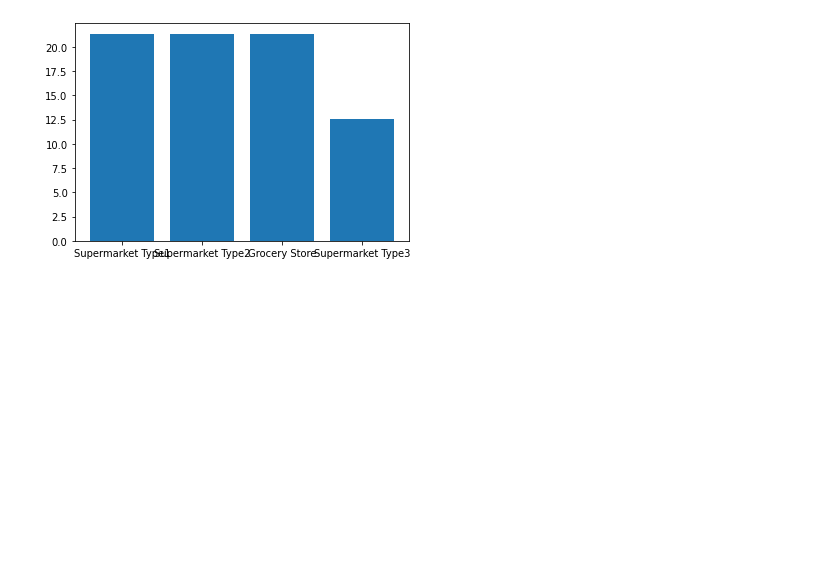
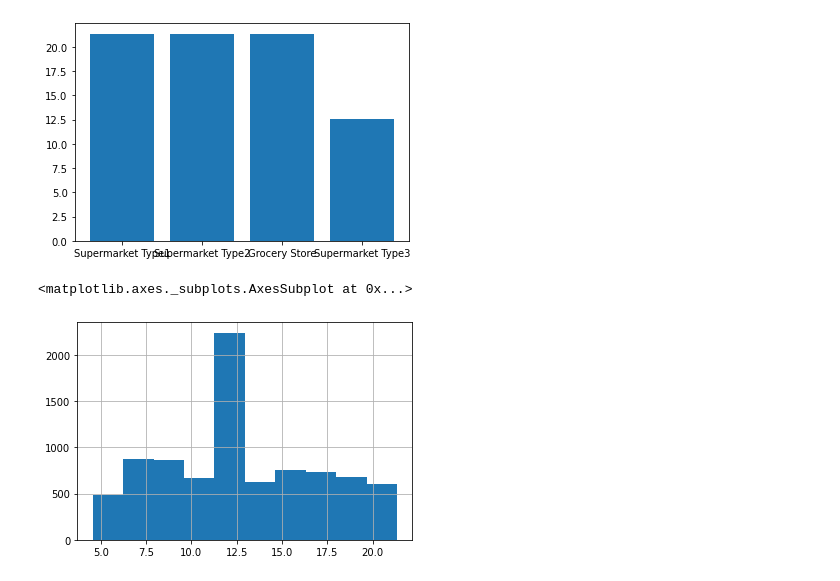
Before and after one commit to victorjms/prediccion-ventas, a Jupyter notebook: Proyecto.ipynb, the cells around one changed output. Cells and saved outputs as stored; diff of their text form; code cells hidden in the pictures; blank space fills up the shorter version.

```diff
--- a/Proyecto.ipynb
+++ b/Proyecto.ipynb
@@ -170,3 +190,8 @@ ax.bar(df['Outlet_Type'], df['Item_Weight'])
 plt.show()
 # %% [output]
 [figure]
+# %%
+df['Item_Weight'].hist()
+# %% [output]
+<matplotlib.axes._subplots.AxesSubplot at 0x...>
+[figure, added]
```
Also changed, not shown: parts of 5 cells of this notebook.
